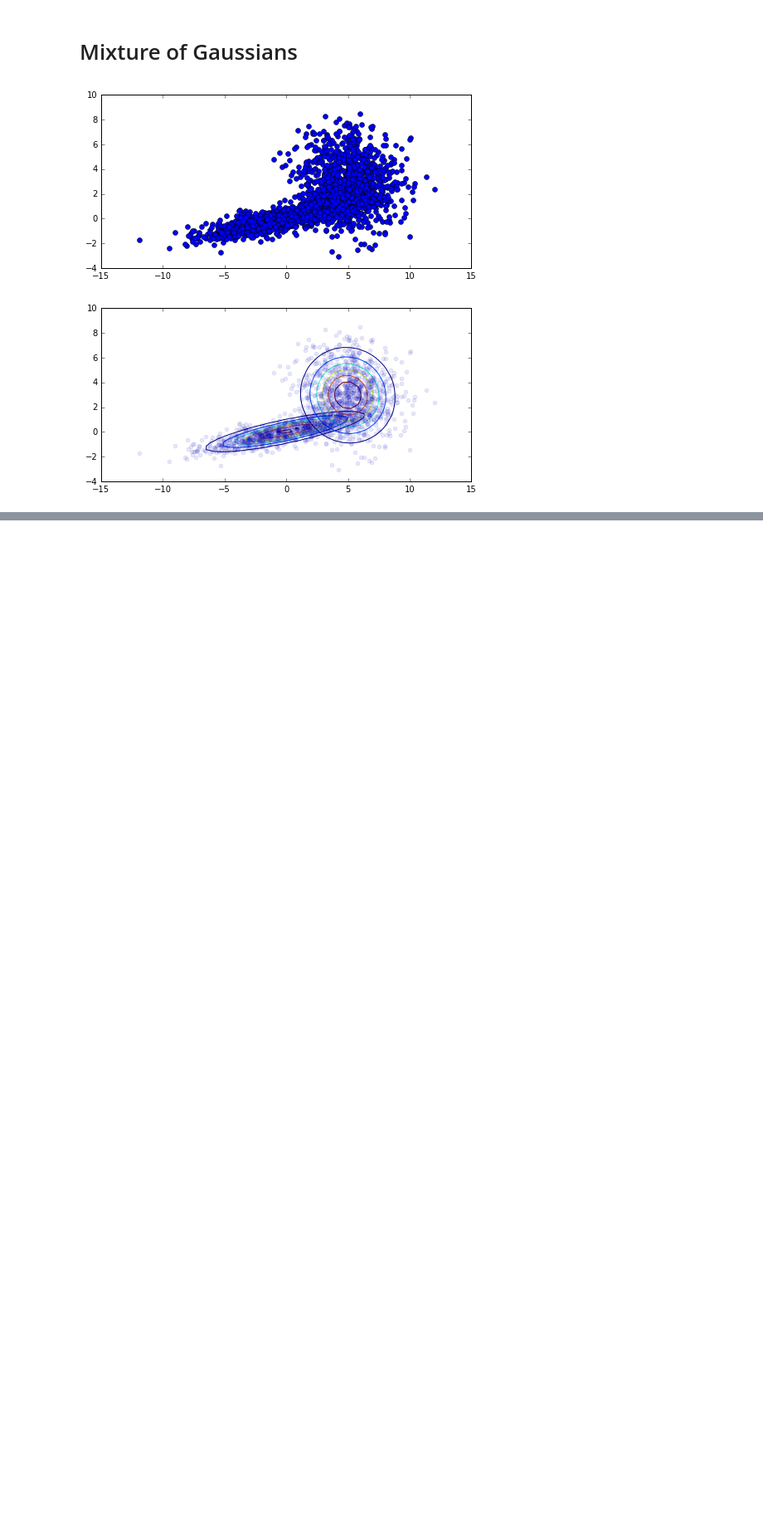
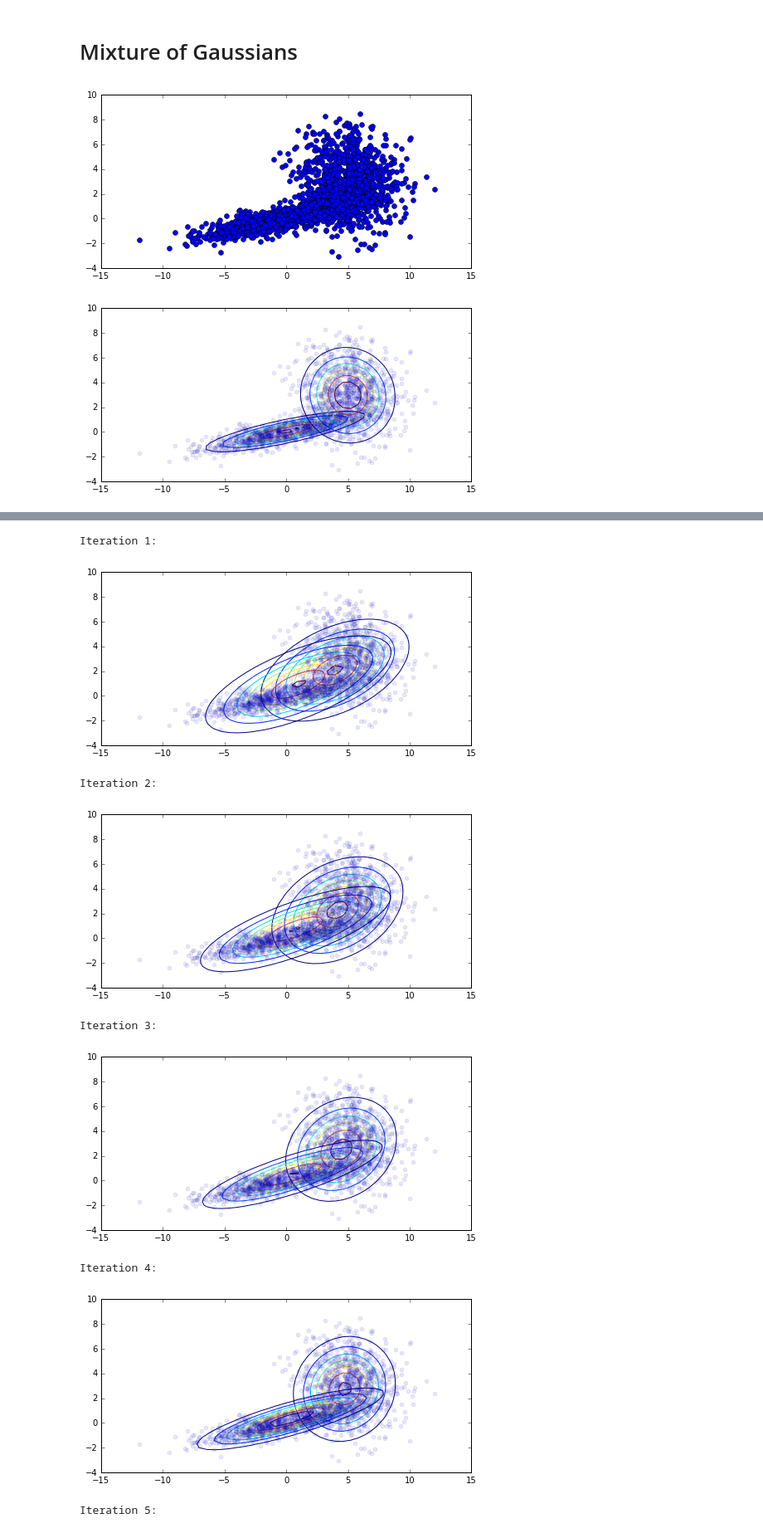
Before and after one commit to NimJ/MTH594_MachineLearning, a Jupyter notebook: ipython/Lecture10.ipynb, the cells around one changed output, grey strips where cells are left out. Shown at 83% size. Cells and saved outputs as stored; diff of their text form; code cells hidden in the pictures; blank space fills up the shorter version.

```diff
--- a/ipython/Lecture10.ipynb
+++ b/ipython/Lecture10.ipynb
@@ -155,0 +188,6 @@ plt.show()
+# %%
+fig = plt.figure(figsize=(8, 8))
+ax = fig.add_subplot(1, 1, 1)
+ax.plot(X_train[:,0], X_train[:,1], 'o')
+plt.gca().set_aspect('equal', adjustable='box')
+plt.show()
@@ -155,0 +198,11 @@ plt.show()
+# %%
+niter = 10
+phi = np.array([1.0/k]*k).reshape((k,-1))
+mu = []
+sigma = []
+np.random.seed(234)
+for cl in range(k):
+    mu.append(np.mean(X_train[np.random.choice(m, m/2),:], axis=0))
+    sigma.append(np.identity(n))
+mu = np.array(mu).reshape((k, n))
+sigma = np.array(sigma).reshape((k, n, n))
@@ -155,0 +211,31 @@ plt.show()
+# %%
+for nit in range(niter):
+    print 'Iteration ' + str(nit+1) + ':'
+    pz = Estep(mu, sigma, phi)
+    mu, sigma, phi = Mstep(pz)
+    fig = plt.figure(figsize=(8, 8))
+    ax = fig.add_subplot(1, 1, 1)
+    ax.plot(X_train[:,0], X_train[:,1], 'o', alpha=.1, ms=5)
+    for cl in range(k):
+        mu_i = mu[cl,:]
+        sigma_i = sigma[cl]
+        sigma_i_inv = np.linalg.inv(sigma_i)
+        x = np.linspace(-15.0, 15.0)
+        y = np.linspace(-4.0, 10.0)
+        X, Y = np.meshgrid(x, y)
+        XX = np.array([X.ravel(), Y.ravel()]).T
+        P = np.exp(-0.5*np.diagonal(np.dot(np.dot(XX - mu_i, sigma_i_inv), np.transpose(XX - mu_i))))/(2*np.pi*np.linalg.det(sigma_i)**0.5)
+        P = P.reshape(X.shape)
+        CS = plt.contour(X, Y, P)
+    plt.gca().set_aspect('equal', adjustable='box')
+    plt.show()
+# %% [output]
+Iteration 1:
+[figure, added]
+Iteration 2:
+[figure, added]
+Iteration 3:
+[figure, added]
+Iteration 4:
+[figure, added]
+Iteration 5:
```
Also changed, not shown: parts of 10 cells of this notebook.
